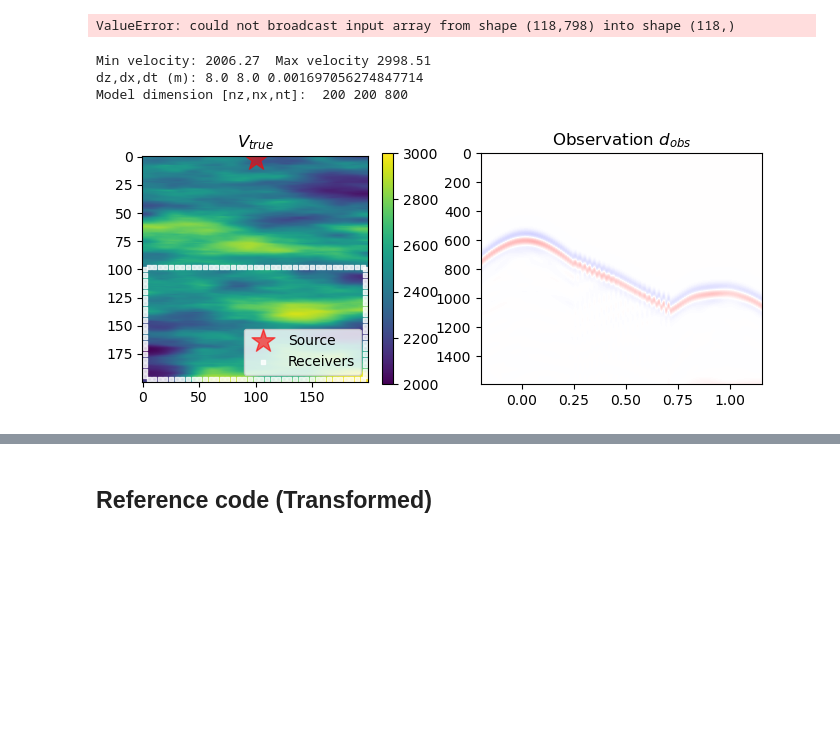
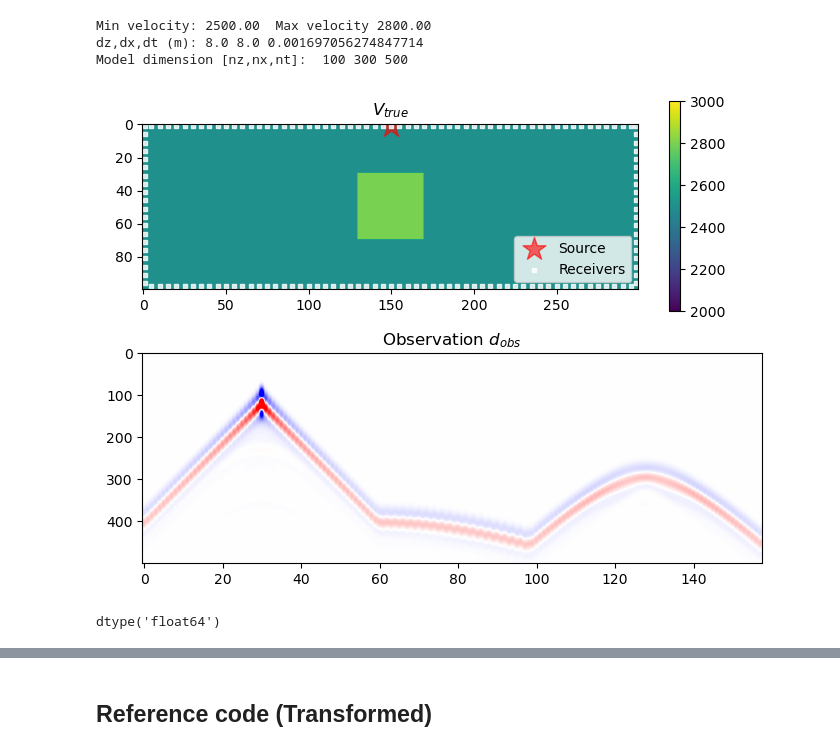
Before and after one commit to medicinely/fwi, a Jupyter notebook: fwi_matrix.ipynb, the cells around one changed output, grey strips where cells are left out. Drawn from its saved outputs; the diff is of its cells as text; code cells hidden in the pictures; blank space fills up the shorter version.

```diff
--- a/fwi_matrix.ipynb
+++ b/fwi_matrix.ipynb
@@ -1,6 +1,4 @@
 # %%
-from IPython.display import clear_output
-import time
 import numpy as np
 import scipy as sc
 import scipy.sparse as sp
@@ -8,19 +6,12 @@ import matplotlib.pyplot as plt
 labelsize = 16
 
 from scipy.optimize import minimize
-from func.propagation import defmodel, extend_model
+from func.propagation import defmodel, extend_model,prop2d_cpu
 from func.inversion import second_order_derivative
 from func.velocity_model import check_model, gaussian2d
 
 precision = np.float32
 device = 'cpu'
-
-# Mapping function from u to v
-def f(u, vmin=2000, vmax=3000):
-    # CDF of gaussian
-    cdf = sc.stats.norm.cdf(u.flatten(), loc=0, scale=1)
-    v = (vmax-vmin) * cdf + vmin
-    return v
 
 def receiver_position(setup):
 
@@ -28,8 +19,8 @@ def receiver_position(setup):
     # Setup 1
     zxrec1 = np.vstack((np.full(nrec, zxsrc[0]), receivers_width)) # Top
     zxrec2 = np.vstack((np.full(nrec, nz-zxsrc[0]-1), receivers_width)) # Bottom
-    zxrec3 = np.vstack((receivers_width, np.full(nrec, zxsrc[0]))) # Left
-    zxrec4 = np.vstack((receivers_width, np.full(nrec, nz-zxsrc[0]-1))) # Right
+    zxrec3 = np.vstack((receivers_height, np.full(len(receivers_height), zxsrc[0]))) # Left
+    zxrec4 = np.vstack((receivers_height, np.full(len(receivers_height), nx-zxsrc[0]-1))) # Right
     zxrec = np.hstack((zxrec1,zxrec2,zxrec3,zxrec4))
 
   if setup==2:
@@ -191,66 +187,71 @@ def gradiant(vel,d_obs,wsrc,zxsrc,zxrec,at,az,ax,next,device):
 	G = 2/vel**3  * np.sum(p_back * p_dt_dt, axis=2) # G.shape = (201,201)
 
 	return G.flatten()
-# %%
-gradiant(vel,d_obs,wsrc,zxsrc,zxrec,at,az,ax,next,device)
-# %% [output]
-ValueError: could not broadcast input array from shape (118,798) into shape (118,)
 # %%
 # Model size (nz,nx) = (200,200)
 
-import pickle
-# load data
-filename = './data/u_200'
-infile = open(filename, 'rb')
-u_ref = pickle.load(infile)
-infile.close()
+# import pickle
+# # load data
+# filename = './data/u_200'
+# infile = open(filename, 'rb')
+# u_ref = pickle.load(infile)
+# infile.close()
 
-filename = './data/Q_200'
-infile = open(filename, 'rb')
-Q = pickle.load(infile).astype('float32')
-Q.astype('float32')
-infile.close()
+# # u_ref, Q = gaussian2d(ranges = [100,20],param=1,nx=[nz,nx],variance=1,mean=0)
+# v_ref = f(u_ref)
 
-# Initialize the model axis az, ax, at
-nz,nx,nt = 200,200,800
+# # Initialize the model axis az, ax, at
+# nz,nx,nt = 200,200,800
+# vmin,vmax = 2000,3000
+# izsrc, ixsrc = [nz//100], [nx//2]
+# next = 100
+
+# Create a new velocity field
+nz,nx,nt = 100,300,500
 vmin,vmax = 2000,3000
 izsrc, ixsrc = [nz//100], [nx//2]
 next = 100
+ve= np.ones((100, 300)) * 2500
+ve[30:70, 130:170] = 2800
+v_ref = ve
 
-# u_ref, Q = gaussian2d(ranges = [100,20],param=1,nx=[nz,nx],variance=1,mean=0)
-v_ref = f(u_ref)
 print("Min velocity: %.2f " % v_ref.min()+" Max velocity %.2f" % v_ref.max())
 
 az, ax, at, next, wsrc, zxsrc = defmodel(
                       vmin=vmin, vmax=vmax, fmax=25, # key parameters
                       nz=nz, nx=nx, nt=nt, # number of indices
                       izsrc=izsrc, ixsrc=ixsrc,  # define source coordinates z, x
                       ext=next)
 dz,dx,dt = az[1]-az[0],ax[1]-ax[0],at[1]-at[0]
 # check_model(v=v_ref, vmin=vmin, vmax=vmax)
 # Set receiver z and x coordinates
 interv = 5 # interval between receivers
 receivers_width = np.append(np.arange(zxsrc[1][0],0,-interv)[::-1][:-1], #left
 							np.arange(zxsrc[1][0],nx,interv)) #right
-nrec = len(receivers_width)
-zxrec = receiver_position(3)
+receivers_height = np.arange(izsrc[0],nz-izsrc[0],interv) # down
+zxrec = receiver_position(1)
 
-_, d_obs = prop2d(wsrc,zxsrc,v_ref.reshape(nz,nx),at,az,ax,next,device)
+p, d_obs = prop2d(wsrc,zxsrc,v_ref.reshape(nz,nx),at,az,ax,next,device)
 
-plt.figure(figsize=(8,3))
-plt.subplot(1,2,1)
+
+plt.figure(figsize=(8,6))
+plt.subplot(2,1,1)
 plt.imshow(v_ref.reshape((nz,nx)),vmin=2000,vmax=3000)
 plt.colorbar()
 plt.scatter(zxsrc[1,:],zxsrc[0,:],marker='*',color='r',s=300,alpha=0.6,label="Source")
 plt.scatter(zxrec[1,:],zxrec[0,:],marker='s',color='w',s=5,alpha=0.8,label="Receivers")
 plt.legend(loc='lower right')
 plt.title("$V_{true}$")
-plt.subplot(1,2,2)
-plt.imshow(d_obs.T,cmap='bwr',vmin=-10,vmax=10,extent=[at[0], at[-1], az[-1], az[0]], aspect='auto')
+plt.subplot(2,1,2)
+plt.imshow(d_obs.T,cmap='bwr',vmin=-10,vmax=10, aspect='auto')
 plt.title("Observation $d_{obs}$")
 plt.show()
 # %% [output]
-Min velocity: 2006.27  Max velocity 2998.51
+Min velocity: 2500.00  Max velocity 2800.00
 dz,dx,dt (m): 8.0 8.0 0.001697056274847714
-Model dimension [nz,nx,nt]:  200 200 800
+Model dimension [nz,nx,nt]:  100 300 500
-[figure, old version]
+[figure, new version]
+# %%
+d_obs.dtype
+# %% [output]
+dtype('float64')
```
Also changed, not shown: parts of 6 cells of this notebook, 1 other file.
